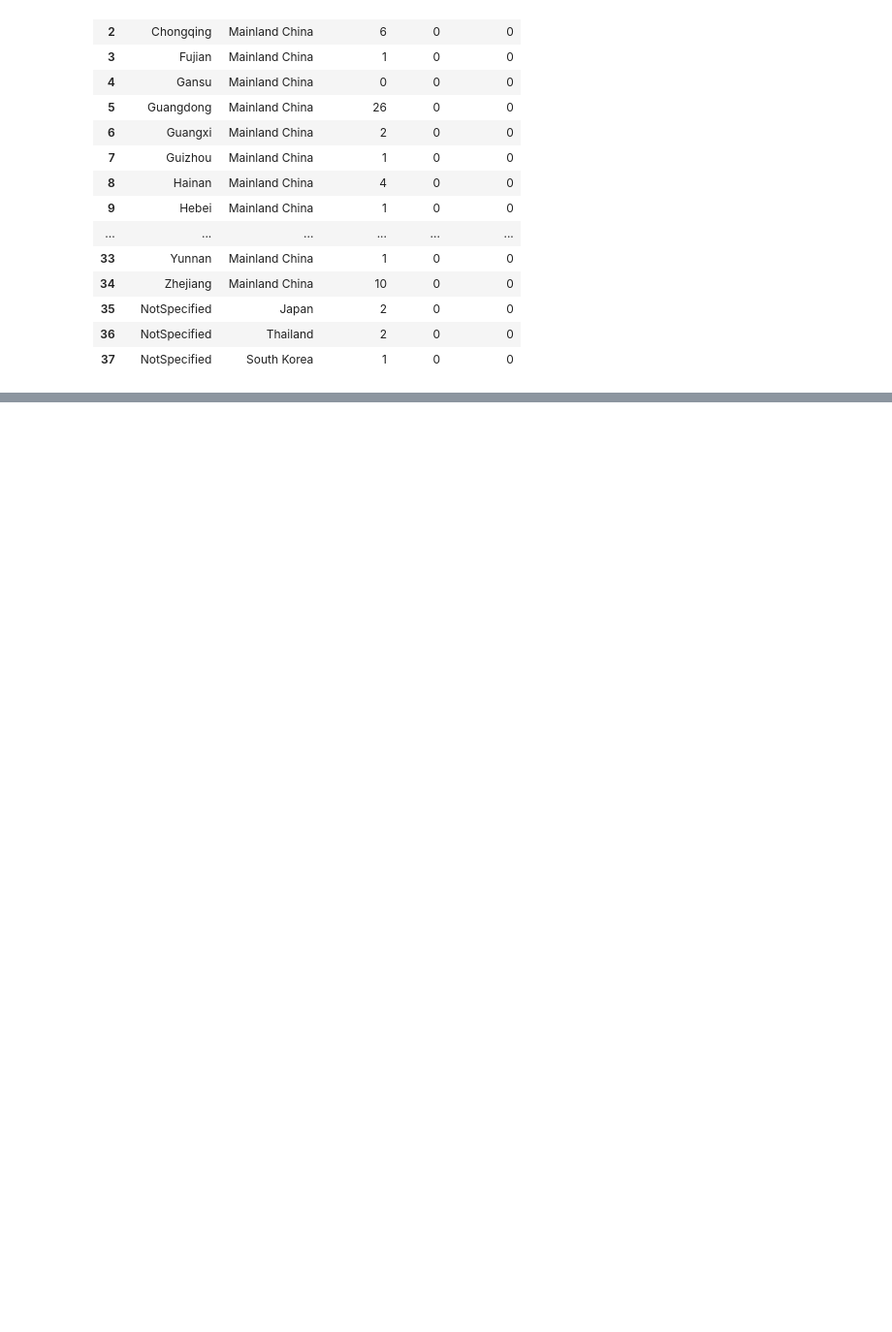
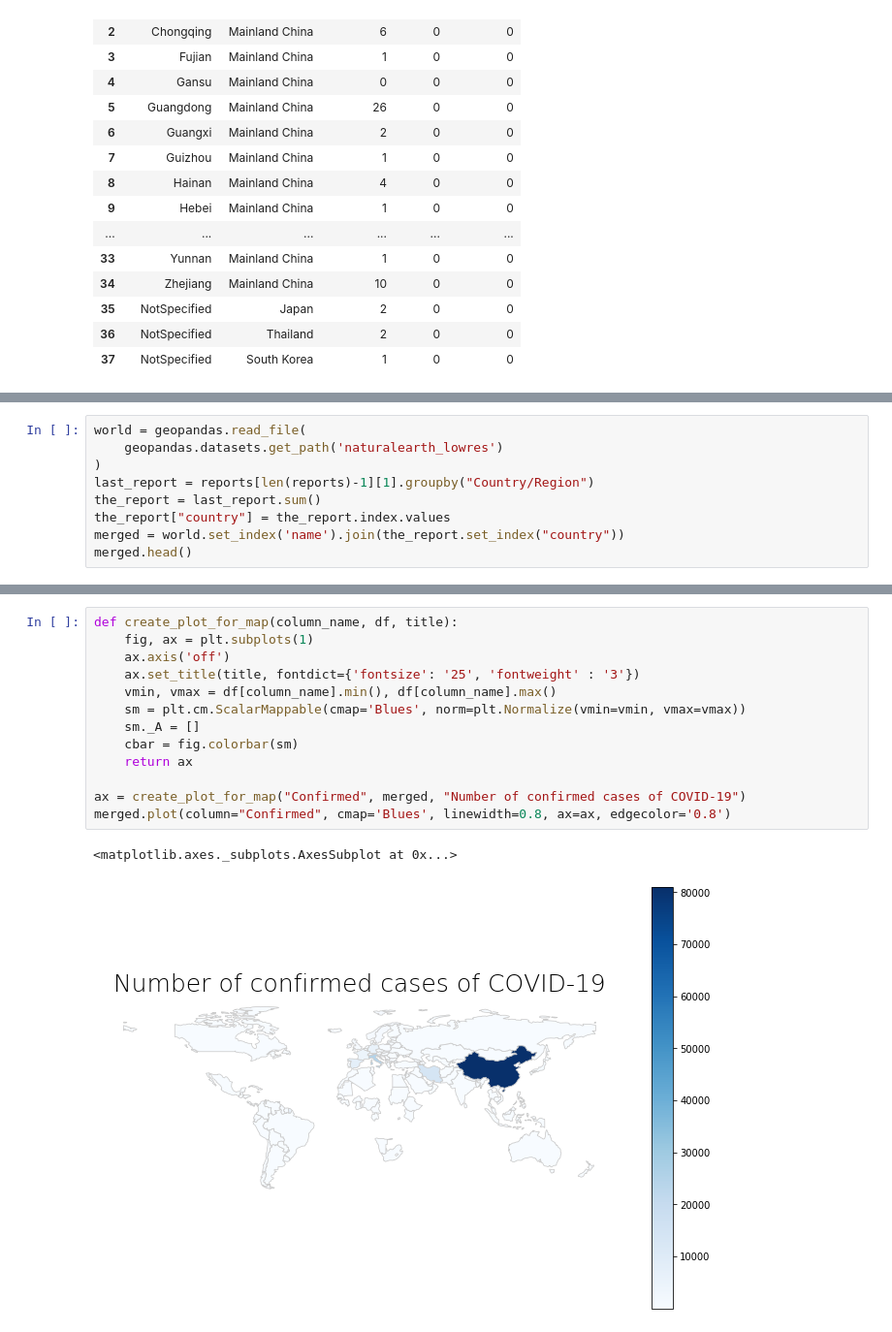
Before and after one commit to Klooskie/CoronaVirusDataExploration, a Jupyter notebook: Analysis.ipynb, the cells around one changed output, grey strips where cells are left out. Shown: that part at 97% size. Drawn from its saved outputs; the diff is of its cells as text; blank space fills up the shorter version.

```diff
--- a/Analysis.ipynb
+++ b/Analysis.ipynb
@@ -141,0 +148,9 @@ plt.show()
+# %%
+world = geopandas.read_file(
+    geopandas.datasets.get_path('naturalearth_lowres')
+)
+last_report = reports[len(reports)-1][1].groupby("Country/Region")
+the_report = last_report.sum()
+the_report["country"] = the_report.index.values
+merged = world.set_index('name').join(the_report.set_index("country"))
+merged.head()
@@ -141,0 +165,16 @@ plt.show()
+# %%
+def create_plot_for_map(column_name, df, title):
+    fig, ax = plt.subplots(1)
+    ax.axis('off')
+    ax.set_title(title, fontdict={'fontsize': '25', 'fontweight' : '3'})
+    vmin, vmax = df[column_name].min(), df[column_name].max()
+    sm = plt.cm.ScalarMappable(cmap='Blues', norm=plt.Normalize(vmin=vmin, vmax=vmax))
+    sm._A = []
+    cbar = fig.colorbar(sm)
+    return ax
+
+ax = create_plot_for_map("Confirmed", merged, "Number of confirmed cases of COVID-19")
+merged.plot(column="Confirmed", cmap='Blues', linewidth=0.8, ax=ax, edgecolor='0.8')
+# %% [output]
+<matplotlib.axes._subplots.AxesSubplot at 0x...>
+[figure, added]
```
Also changed, not shown: parts of 11 cells of this notebook, 9 other files.
